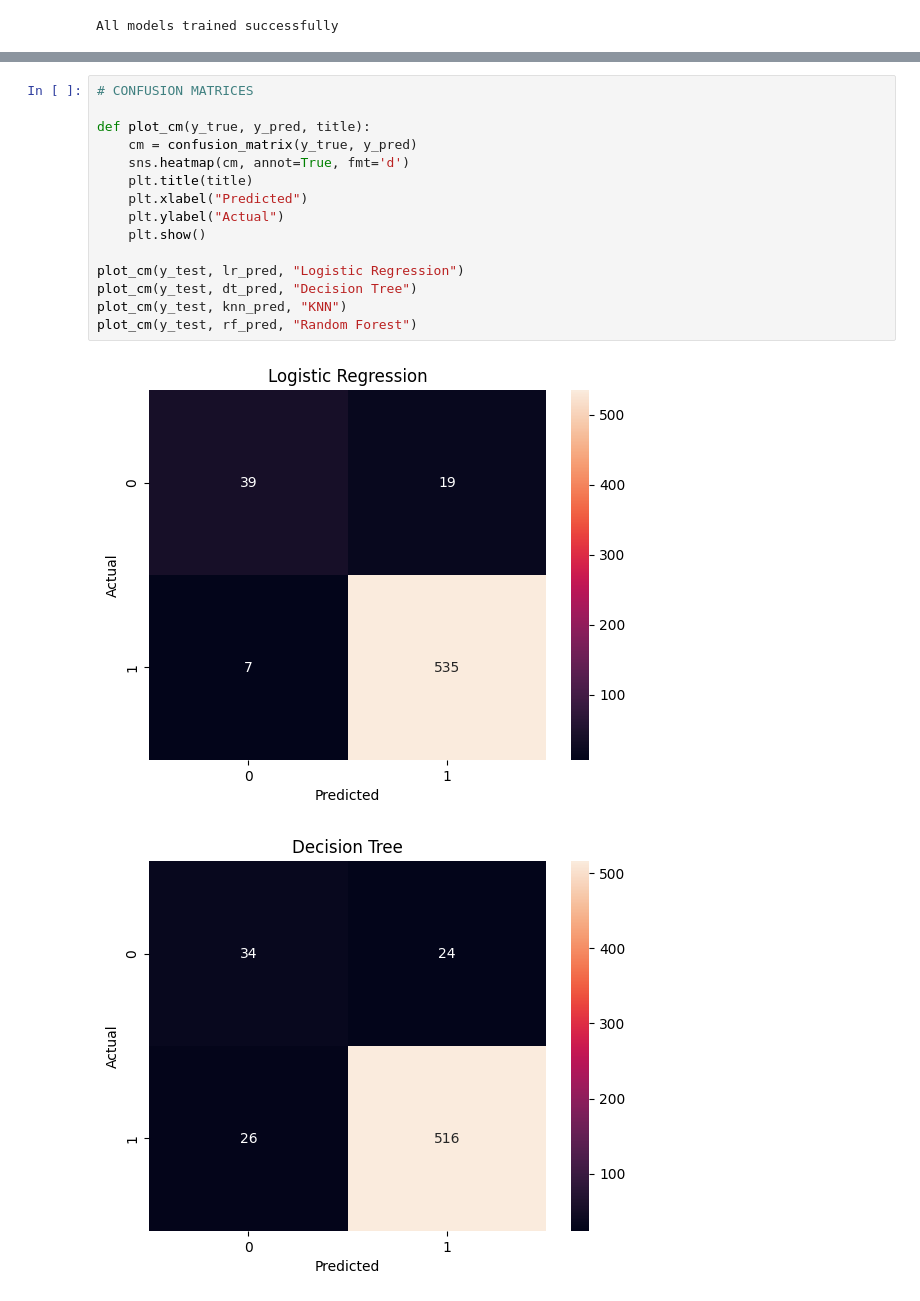
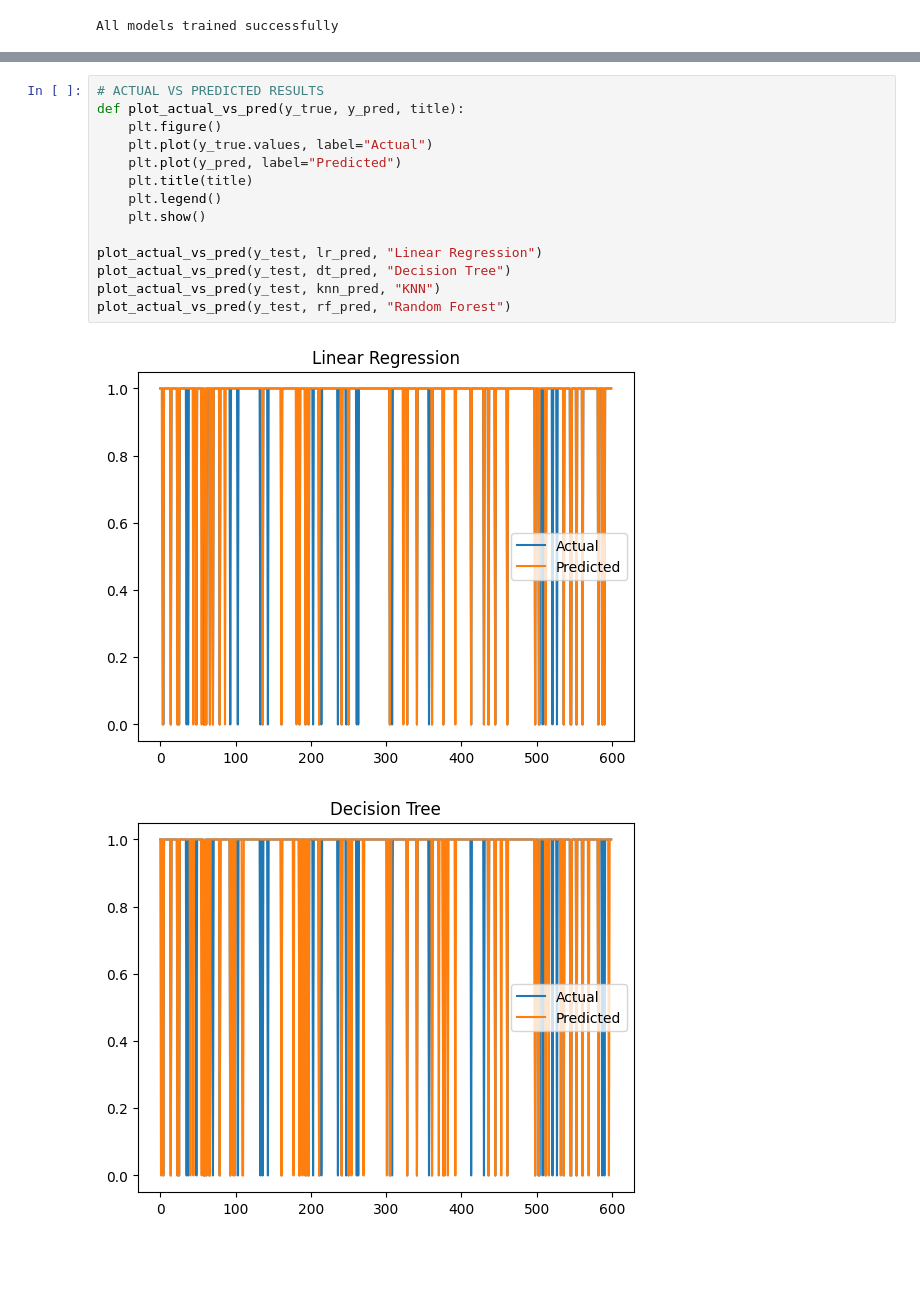
Before and after one commit to Sithumini-Anuhansi/student-pass-fail-ml, a Jupyter notebook: notebooks/ML_Task.ipynb, the cells around one changed output, grey strips where cells are left out. Drawn from its saved outputs; the diff is of its cells as text; blank space fills up the shorter version.

Commit message:
Complete final ML project with model evaluation, cross-validation, hyperparameter tuning, visualizations, README, and report

```diff
--- a/notebooks/ML_Task.ipynb
+++ b/notebooks/ML_Task.ipynb
@@ -177,18 +319,17 @@ print(list(zip(models, accuracies)))
 # %%
-# CONFUSION MATRICES
-
-def plot_cm(y_true, y_pred, title):
-    cm = confusion_matrix(y_true, y_pred)
-    sns.heatmap(cm, annot=True, fmt='d')
+# ACTUAL VS PREDICTED RESULTS
+def plot_actual_vs_pred(y_true, y_pred, title):
+    plt.figure()
+    plt.plot(y_true.values, label="Actual")
+    plt.plot(y_pred, label="Predicted")
     plt.title(title)
-    plt.xlabel("Predicted")
-    plt.ylabel("Actual")
+    plt.legend()
     plt.show()
 
-plot_cm(y_test, lr_pred, "Logistic Regression")
-plot_cm(y_test, dt_pred, "Decision Tree")
-plot_cm(y_test, knn_pred, "KNN")
-plot_cm(y_test, rf_pred, "Random Forest")
+plot_actual_vs_pred(y_test, lr_pred, "Linear Regression")
+plot_actual_vs_pred(y_test, dt_pred, "Decision Tree")
+plot_actual_vs_pred(y_test, knn_pred, "KNN")
+plot_actual_vs_pred(y_test, rf_pred, "Random Forest")
 # %% [output]
-[figure, old version]
+[figure, new version]
-[figure, old version]
+[figure, new version]
```
Also changed, not shown: parts of 21 cells of this notebook, 24 other files.
